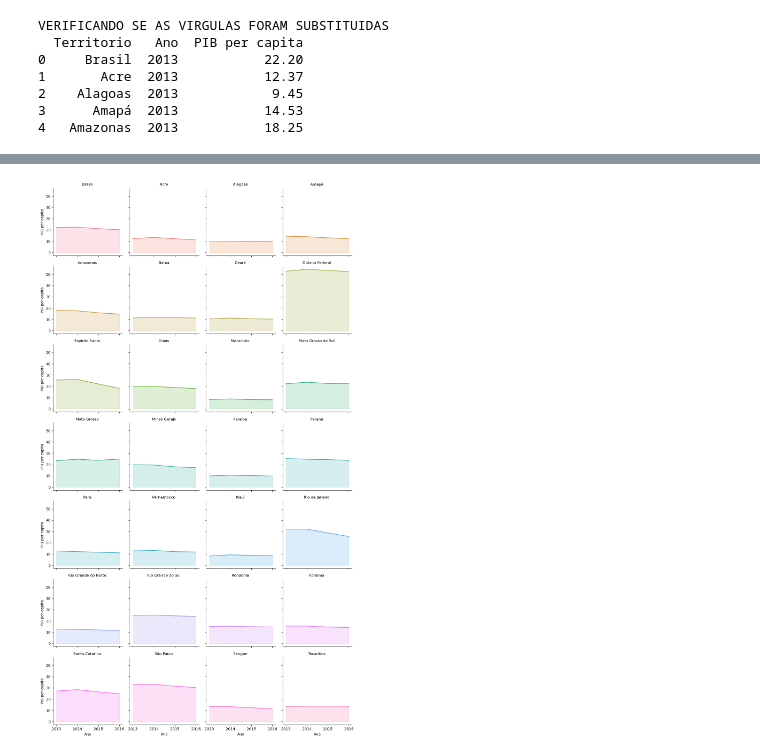
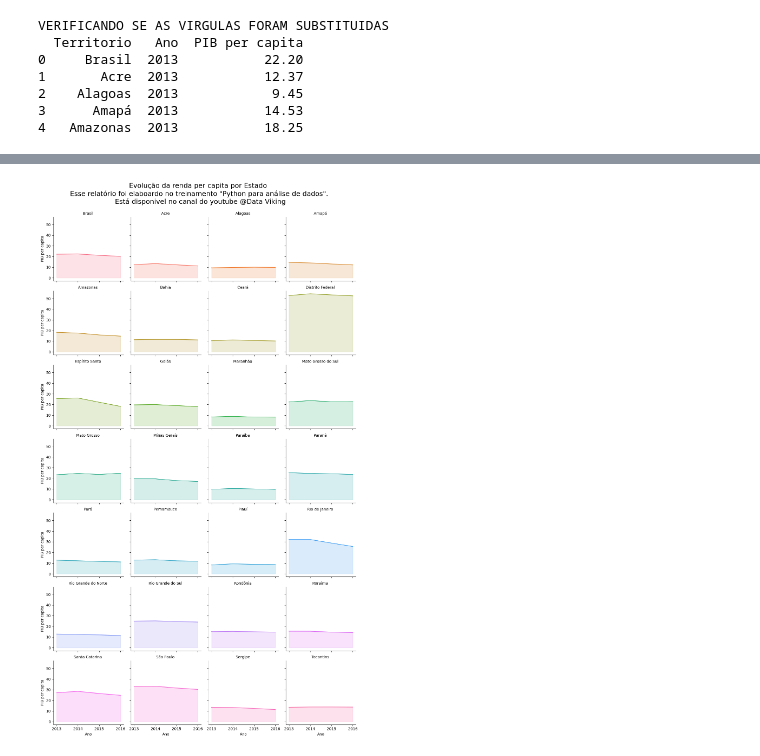
Before and after one commit to caikedomingues/curso-de-analise-de-dados-com-python, a Jupyter notebook: RendaPerCapita.ipynb, the cells around one changed output, grey strips where cells are left out. Drawn from its saved outputs; the diff is of its cells as text; code cells hidden in the pictures.

Commit message:
fim do projeto de pib per capita

```diff
--- a/RendaPerCapita.ipynb
+++ b/RendaPerCapita.ipynb
@@ -207,31 +207,39 @@ cor_fundo = '#f5f5f5'
 # Ou seja, ele vai criar uma faceta (um subgráfico) para cada território
 # presente no Dataframe 'base_dados'.
 
 # hue: Define uma variável para a qual as cores dos gráficos serão atribuidas. Nesse caso, como é a mesma variável Territorio, o seaborn
 # usará cores diferentes para representar os diferentes territórios
 # dentro de cada faceta.
 
 # col_wrap: Define quantas colunas de subgraficos serão exibidas antes
 # de ir para a proxima linha. Nesse caso, col_wrap=4 significa que serão
 # exibidos até 4 subgraficos por linha. Se houver mais de 4 territórios
 # unicos, as facetas seguintes irão para a linha seguinte.
 grid_graficos = sns.FacetGrid(base_dados, col='Territorio', hue='Territorio', col_wrap=4)
 
 # Comando que irá adicionar um gráfico de linhas em cada gráfico.
 # Eixo X: Terá os valores da coluna 'Ano'
 # Eixo y: Terá os valores da coluna 'PIB per capita'.
 grid_graficos = grid_graficos.map(plt.plot, 'Ano', 'PIB per capita')
 
 # Adicionando uma sombra entre as linhas e o final dos gráficos.
 # A função plt.fill_between preenche a área entre duas linhas
 # em um gráfico. Ou seja, preenche a area entre o eixo x e a linha
 # do grafico representada por 'PIB per capita'.
 # alpha: Define a transparência da area preenchida.
 # set_titles: serve para personalizar/customizar esses titulos. Recebe
 # como argumento o {col_name} é um placeholder que será substituido
 # automaticamente pelo nome da categoria associada á faceta(ou coluna,
 # no caso de variáveis categóricas organizadas por colunas.)
 # O novo titulo será o nome das colunas.
 grid_graficos = grid_graficos.map(plt.fill_between, 'Ano', 'PIB per capita', alpha=0.2).set_titles('{col_name} ')
+
+# Adicionando um subtitulo no grid de graficos. O tamanho da fonte será
+# 18.
+grid_graficos = grid_graficos.fig.suptitle('Evolução da renda per capita por Estado \n Esse relatório foi elaboardo no treinamento "Python para análise de dados". \n Está disponivel no canal do youtube @Data Viking', fontsize=18)
+
+# Agora vamos ajustar o subtitulo para evitar que ele sobreponha
+# os graficos
+plt.subplots_adjust(top=0.92)
 # %% [output]
-[figure, old version]
+[figure, new version]
```
